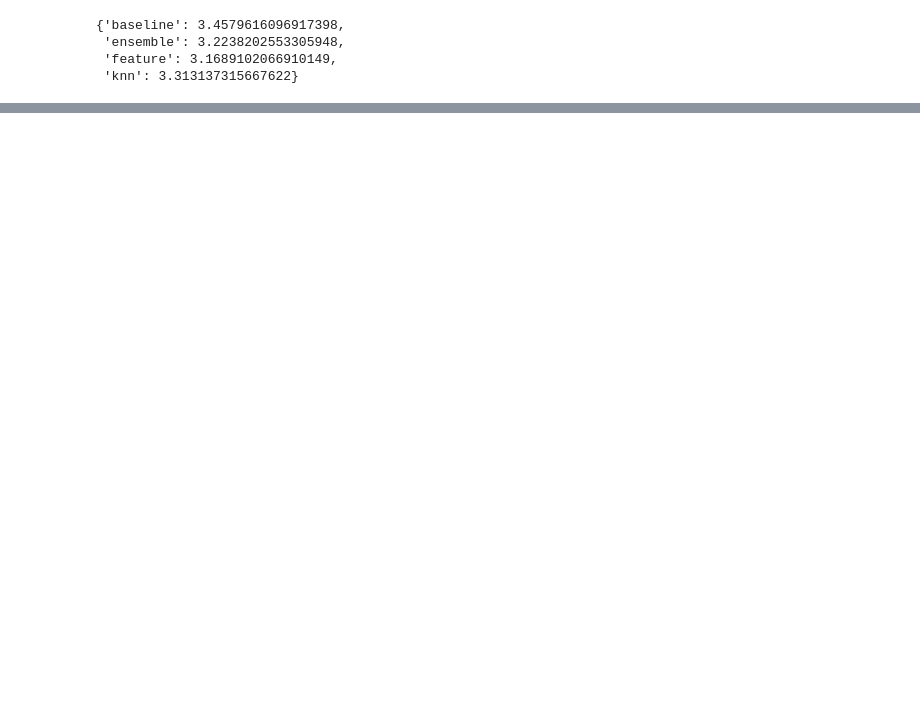
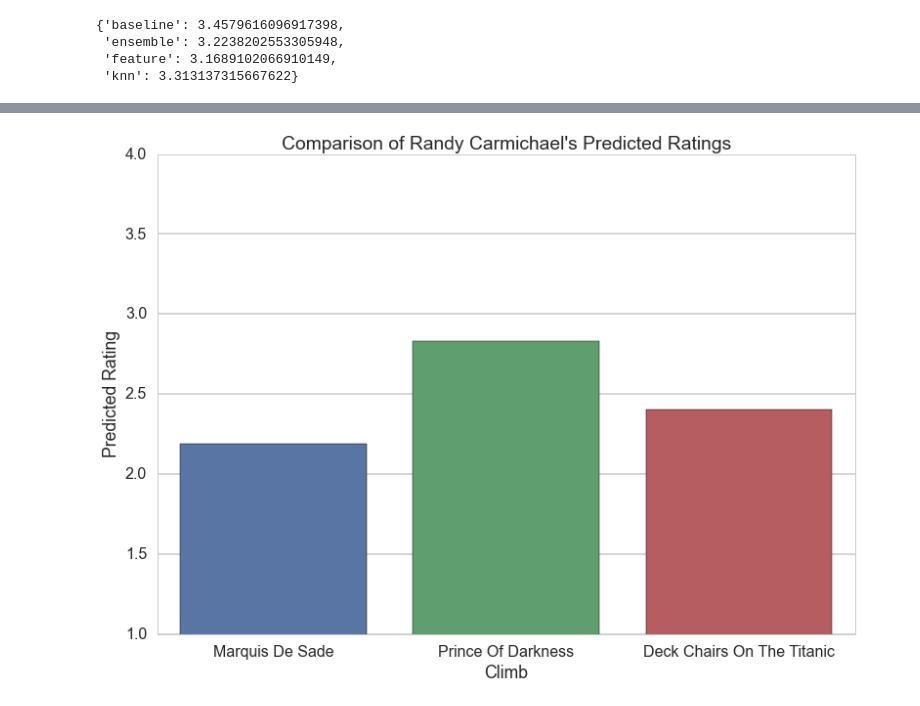
Before and after one commit to nolefp/cs109-final-project, a Jupyter notebook: All Classifiers and Ensemble.ipynb, the cells around one changed output, grey strips where cells are left out. Saved outputs shown, nothing was run; the diff lists cells and outputs as text; code cells hidden in the pictures; blank space fills up the shorter version.

```diff
--- a/All Classifiers and Ensemble.ipynb
+++ b/All Classifiers and Ensemble.ipynb
@@ -727,0 +871,28 @@ with open('predictions_all.json', 'w') as outfile:
+# %%
+def compareclimbpredictions(user, climblist, ax=None):
+    if user not in usernamelist:
+        print "Error: User not found.  Please enter a valid username."
+    else:
+        climblist2 = [climb for climb in climblist if climb in climbnamelist]
+        if len(climblist2) == 0:
+            print "Error: No valid climbs entered."
+        else:
+            if len(climblist2) < len(climblist):
+                print "Warning:", len(climblist) - len(climblist2), "climbs not found and excluded."
+            datadict = allpossibledict_names[user]
+            if ax == None:
+                datalist = [[climb, datadict[climb]['ensemble']] for climb in climblist2]
+            else:
+                datalist = [[climb[:15], datadict[climb]['ensemble']] for climb in climblist2]
+            data = pd.DataFrame(datalist)
+            data.columns = ['Climb', 'Prediction']
+            if ax == None:
+                sns.barplot(x="Climb", y="Prediction", data=data)
+                plt.ylim((1,4))
+                plt.ylabel(("Predicted Rating"))
+                plt.title(("Comparison of " + user + "'s Predicted Ratings"))
+            else:
+                sns.barplot(x="Climb", y="Prediction", data=data, ax=ax)
+                ax.set_ylim((1,4))
+                ax.set_ylabel(("Predicted Rating"))
+                ax.set_title(("Comparison of " + user + "'s Predicted Ratings"))
@@ -727,0 +909,4 @@ with open('predictions_all.json', 'w') as outfile:
+# %%
+compareclimbpredictions('Randy Carmichael', ['Marquis De Sade', 'Prince Of Darkness', 'Deck Chairs On The Titanic'])
+# %% [output]
+[figure, added]
```
Also changed, not shown: parts of 75 cells of this notebook, 3 other files.
